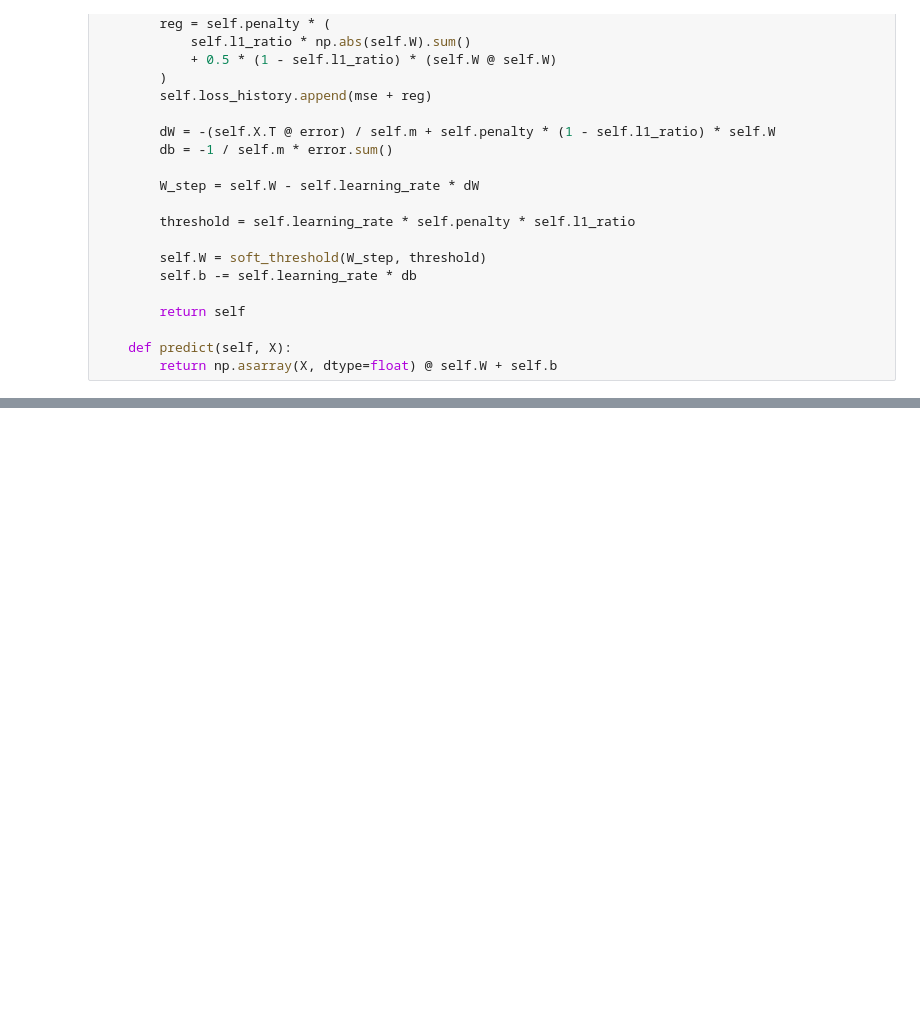
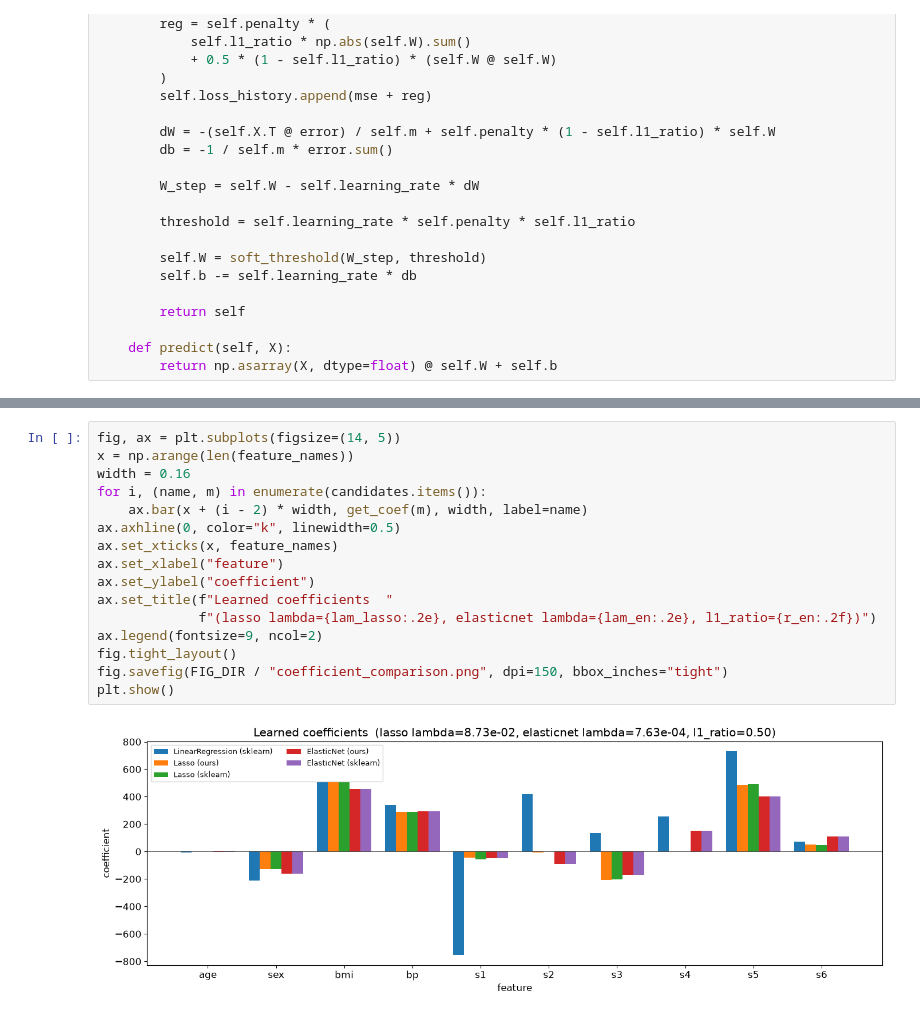
Before and after one commit to jackmcdonald-byte/ecse551-machine-learning-a1, a Jupyter notebook: submission/Charron-Boyle_Jamalshirpanjeh_Ku_McDonald_Assignment1.ipynb, the cells around one changed output, grey strips where cells are left out. Drawn from its saved outputs; the diff is of its cells as text; blank space fills up the shorter version.

```diff
--- a/submission/Charron-Boyle_Jamalshirpanjeh_Ku_McDonald_Assignment1.ipynb
+++ b/submission/Charron-Boyle_Jamalshirpanjeh_Ku_McDonald_Assignment1.ipynb
@@ -246,0 +511,18 @@ class ElasticNetRegression:
+# %%
+fig, ax = plt.subplots(figsize=(14, 5))
+x = np.arange(len(feature_names))
+width = 0.16
+for i, (name, m) in enumerate(candidates.items()):
+    ax.bar(x + (i - 2) * width, get_coef(m), width, label=name)
+ax.axhline(0, color="k", linewidth=0.5)
+ax.set_xticks(x, feature_names)
+ax.set_xlabel("feature")
+ax.set_ylabel("coefficient")
+ax.set_title(f"Learned coefficients  "
+             f"(lasso lambda={lam_lasso:.2e}, elasticnet lambda={lam_en:.2e}, l1_ratio={r_en:.2f})")
+ax.legend(fontsize=9, ncol=2)
+fig.tight_layout()
+fig.savefig(FIG_DIR / "coefficient_comparison.png", dpi=150, bbox_inches="tight")
+plt.show()
+# %% [output]
+[figure, added]
```
Also changed, not shown: parts of 15 cells of this notebook, 1 other file.
